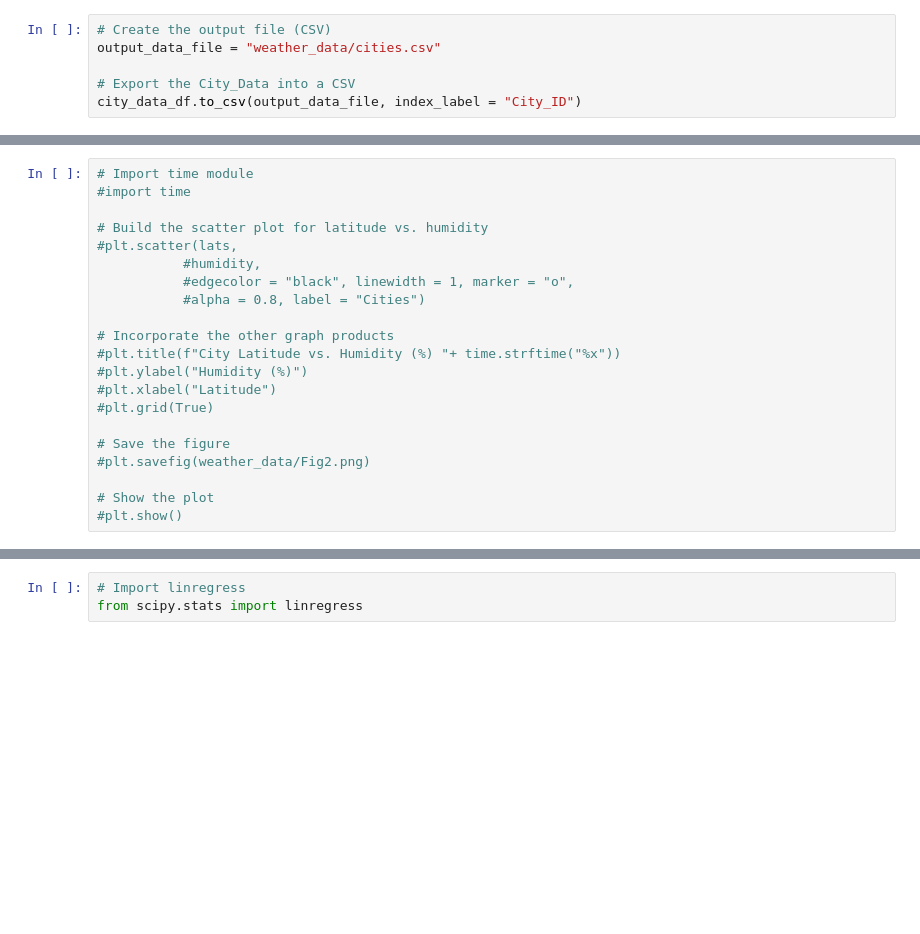
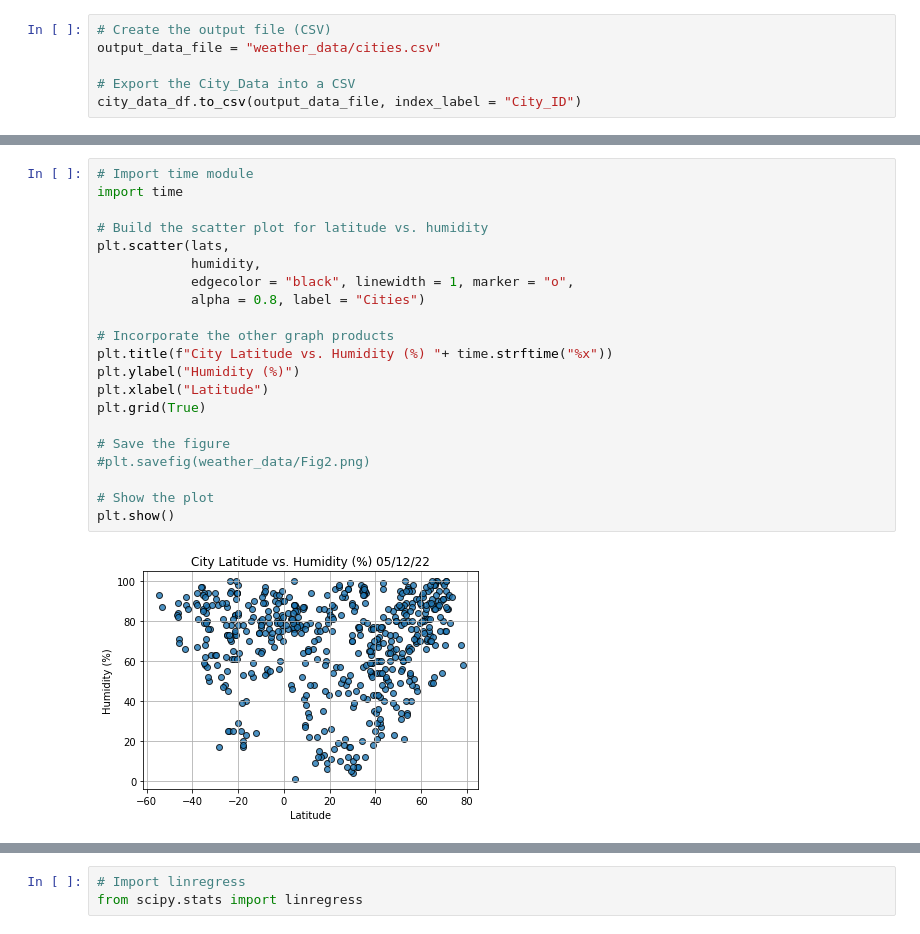
Before and after one commit to barbosac5/World_Weather_Analysis, a Jupyter notebook: WeatherPy.ipynb, the cells around one changed output, grey strips where cells are left out. Drawn from its saved outputs; the diff is of its cells as text; blank space fills up the shorter version.

```diff
--- a/WeatherPy.ipynb
+++ b/WeatherPy.ipynb
@@ -262,23 +264,25 @@ city_data_df.to_csv(output_data_file, index_label = "City_ID")
 # %%
 # Import time module
-#import time
+import time
 
 # Build the scatter plot for latitude vs. humidity
-#plt.scatter(lats,
-           #humidity,
-           #edgecolor = "black", linewidth = 1, marker = "o",
-           #alpha = 0.8, label = "Cities")
+plt.scatter(lats,
+            humidity,
+            edgecolor = "black", linewidth = 1, marker = "o",
+            alpha = 0.8, label = "Cities")
 
 # Incorporate the other graph products
-#plt.title(f"City Latitude vs. Humidity (%) "+ time.strftime("%x"))
-#plt.ylabel("Humidity (%)")
-#plt.xlabel("Latitude")
-#plt.grid(True)
+plt.title(f"City Latitude vs. Humidity (%) "+ time.strftime("%x"))
+plt.ylabel("Humidity (%)")
+plt.xlabel("Latitude")
+plt.grid(True)
 
 # Save the figure
 #plt.savefig(weather_data/Fig2.png)
 
 # Show the plot
-#plt.show()
+plt.show()
+# %% [output]
+[figure, added]
 # %%
 # Import time module
```
Also changed, not shown: parts of 19 cells of this notebook.
